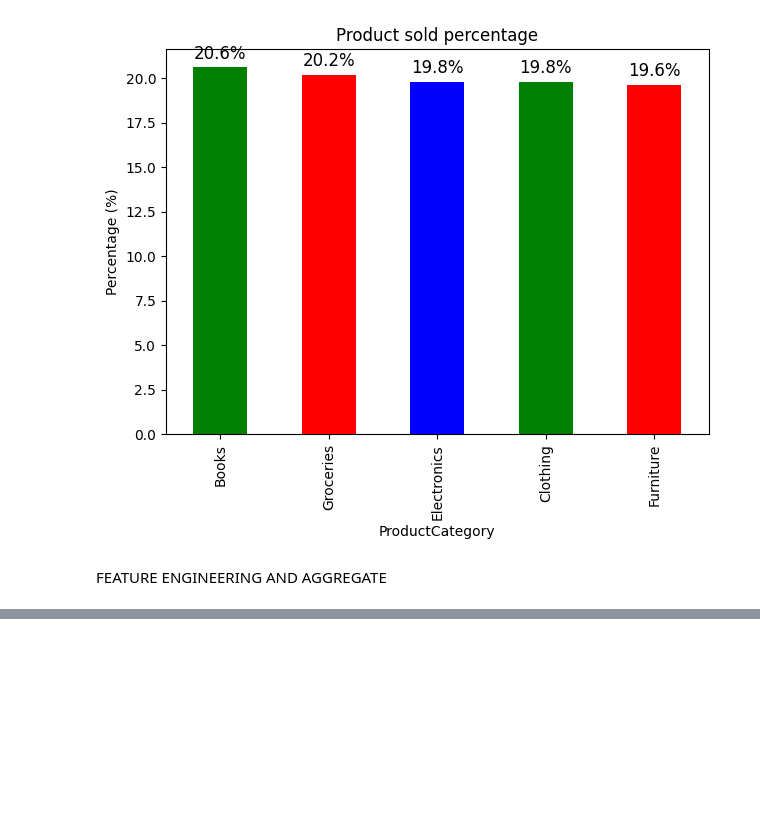
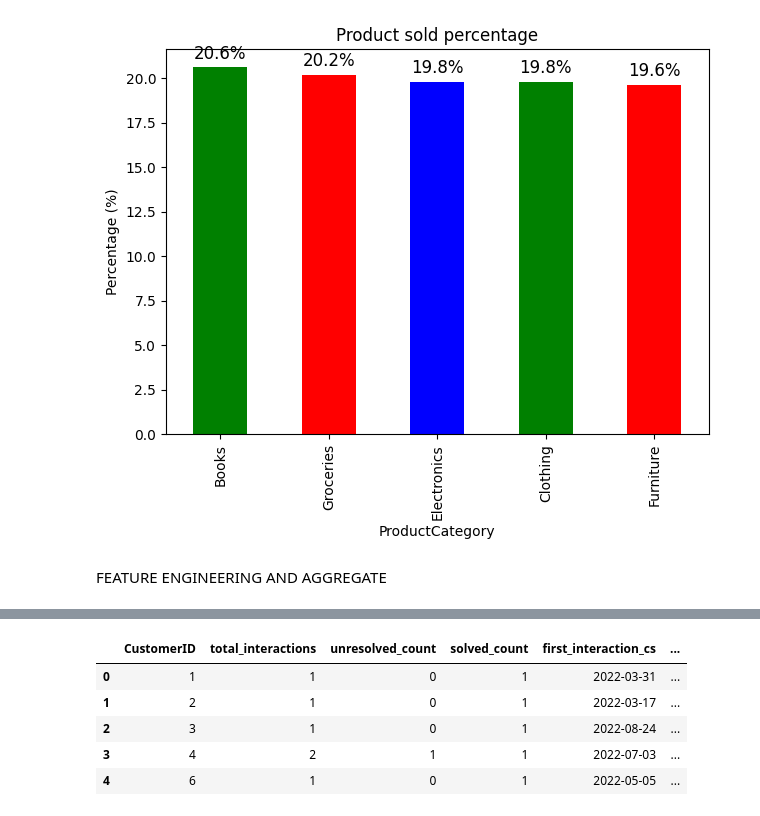
Before and after one commit to cjordan239/Loydbank_ds, a Jupyter notebook: task1.ipynb, the cells around one changed output, grey strips where cells are left out. Cells and saved outputs as stored; diff of their text form; code cells hidden in the pictures; blank space fills up the shorter version.

```diff
--- a/task1.ipynb
+++ b/task1.ipynb
@@ -174,0 +190,30 @@ FEATURE ENGINEERING AND AGGREGATE
+# %%
+agg_service = customer_service_df.groupby('CustomerID').agg(
+    total_interactions=('InteractionID', 'count'),
+    unresolved_count=('ResolutionStatus', lambda x: (x == 'Unresolved').sum()),
+    solved_count = ("ResolutionStatus", lambda x: (x == 'Resolved').sum()),
+    first_interaction_cs=('InteractionDate', 'min'),
+    last_interaction_cs=('InteractionDate', 'max')
+).reset_index()
+
+agg_service['first_interaction_cs'] = pd.to_datetime(agg_service['first_interaction_cs'])
+agg_service['last_interaction_cs'] = pd.to_datetime(agg_service['last_interaction_cs'])
+agg_service['interaction_duration_days_cs'] = (agg_service['last_interaction_cs'] - agg_service['first_interaction_cs']).dt.days
+
+interaction_type_count = (
+     customer_service_df.pivot_table(index='CustomerID',
+                                columns='InteractionType',
+                                values='InteractionID',
+                                aggfunc='count',
+                                fill_value=0)
+    .reset_index()
+)
+agg_service = agg_service.merge(interaction_type_count, on='CustomerID', how='left')
+agg_service.head()
+# %% [output]
+|  | CustomerID | total_interactions | unresolved_count | solved_count | first_interaction_cs | ... |
+| 0 | 1 | 1 | 0 | 1 | 2022-03-31 | ... |
+| 1 | 2 | 1 | 0 | 1 | 2022-03-17 | ... |
+| 2 | 3 | 1 | 0 | 1 | 2022-08-24 | ... |
+| 3 | 4 | 2 | 1 | 1 | 2022-07-03 | ... |
+| 4 | 6 | 1 | 0 | 1 | 2022-05-05 | ... |
```
Also changed, not shown: parts of 6 cells of this notebook.
